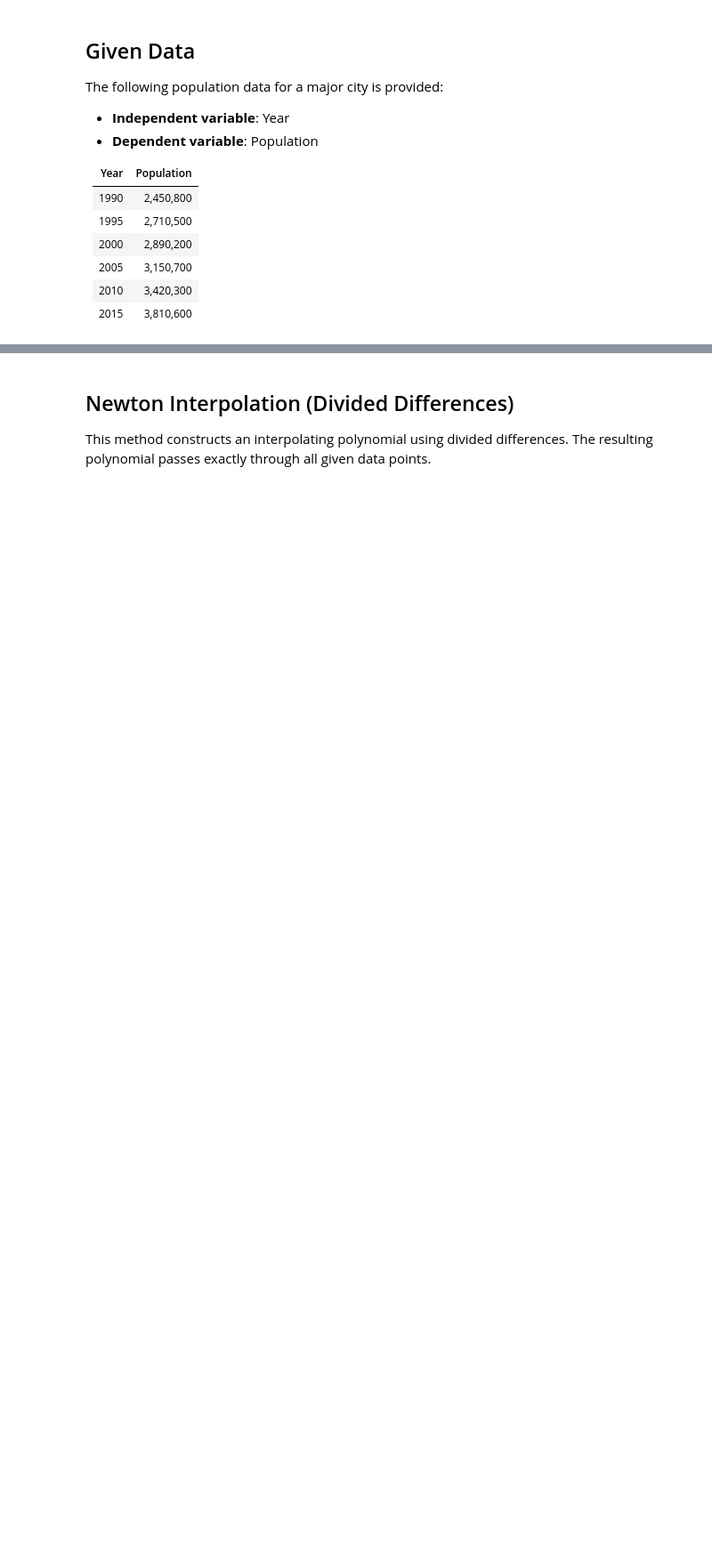
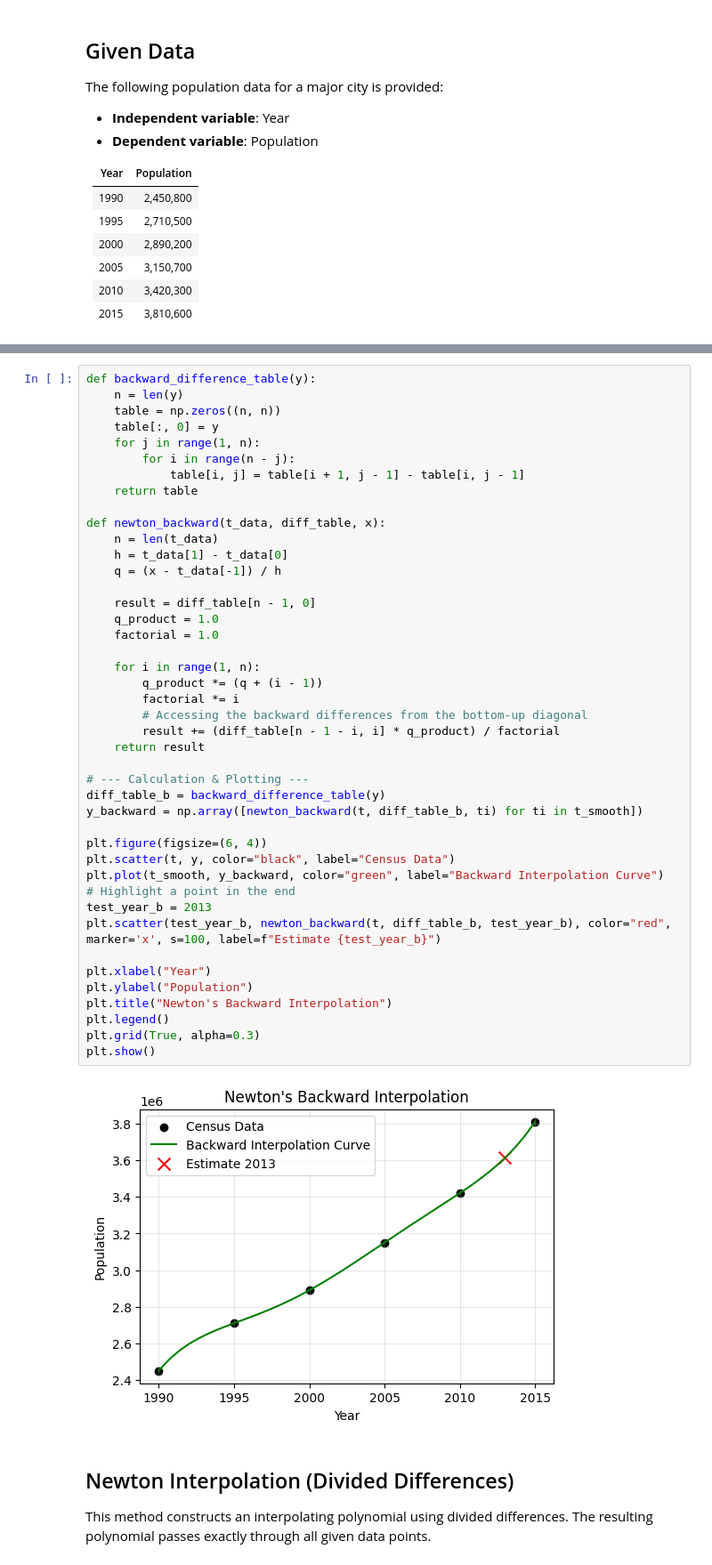
Before and after one commit to Altusha4/least_squares, a Jupyter notebook: interpolation.ipynb, the cells around one changed output, grey strips where cells are left out. Shown at 89% size. Cells and saved outputs as stored; diff of their text form; blank space fills up the shorter version.

```diff
--- a/interpolation.ipynb
+++ b/interpolation.ipynb
@@ -46,3 +97,48 @@ plt.show()
+# %%
+def backward_difference_table(y):
+    n = len(y)
+    table = np.zeros((n, n))
+    table[:, 0] = y
+    for j in range(1, n):
+        for i in range(n - j):
+            table[i, j] = table[i + 1, j - 1] - table[i, j - 1]
+    return table
+
+def newton_backward(t_data, diff_table, x):
+    n = len(t_data)
+    h = t_data[1] - t_data[0]
+    q = (x - t_data[-1]) / h
+
+    result = diff_table[n - 1, 0]
+    q_product = 1.0
+    factorial = 1.0
+
+    for i in range(1, n):
+        q_product *= (q + (i - 1))
+        factorial *= i
+        # Accessing the backward differences from the bottom-up diagonal
+        result += (diff_table[n - 1 - i, i] * q_product) / factorial
+    return result
+
+# --- Calculation & Plotting ---
+diff_table_b = backward_difference_table(y)
+y_backward = np.array([newton_backward(t, diff_table_b, ti) for ti in t_smooth])
+
+plt.figure(figsize=(6, 4))
+plt.scatter(t, y, color="black", label="Census Data")
+plt.plot(t_smooth, y_backward, color="green", label="Backward Interpolation Curve")
+# Highlight a point in the end
+test_year_b = 2013
+plt.scatter(test_year_b, newton_backward(t, diff_table_b, test_year_b), color="red", marker='x', s=100, label=f"Estimate {test_year_b}")
+
+plt.xlabel("Year")
+plt.ylabel("Population")
+plt.title("Newton's Backward Interpolation")
+plt.legend()
+plt.grid(True, alpha=0.3)
+plt.show()
+# %% [output]
+[figure, added]
 # %% [markdown]
 ## Newton Interpolation (Divided Differences)
 
```
Also changed, not shown: parts of 21 cells of this notebook, 1 other file.
